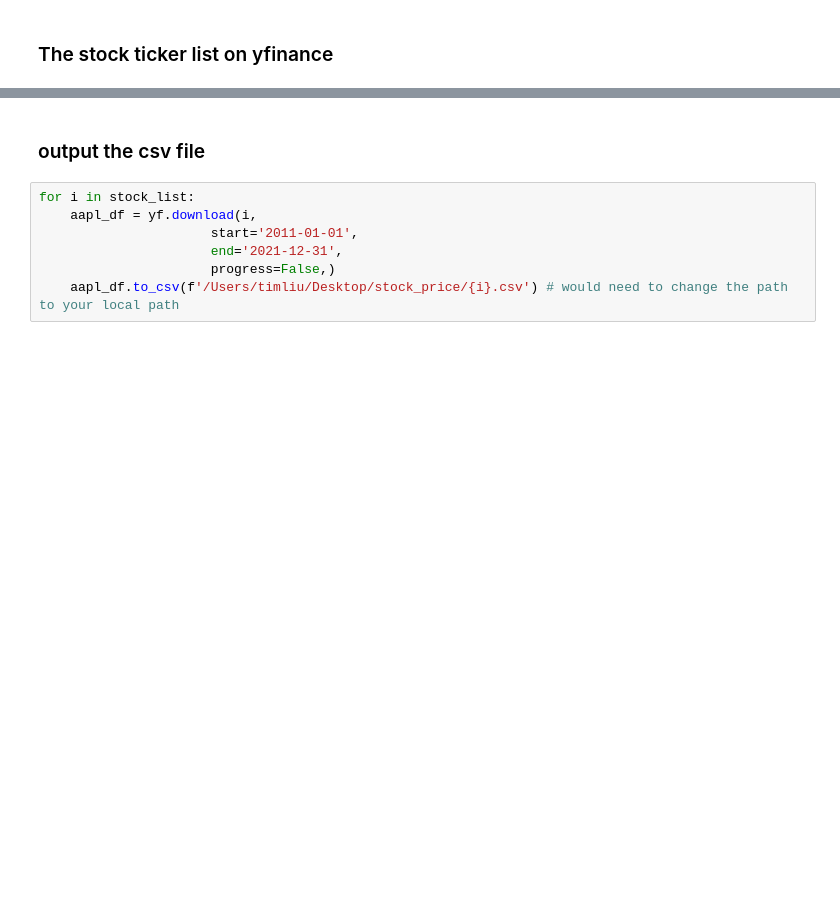
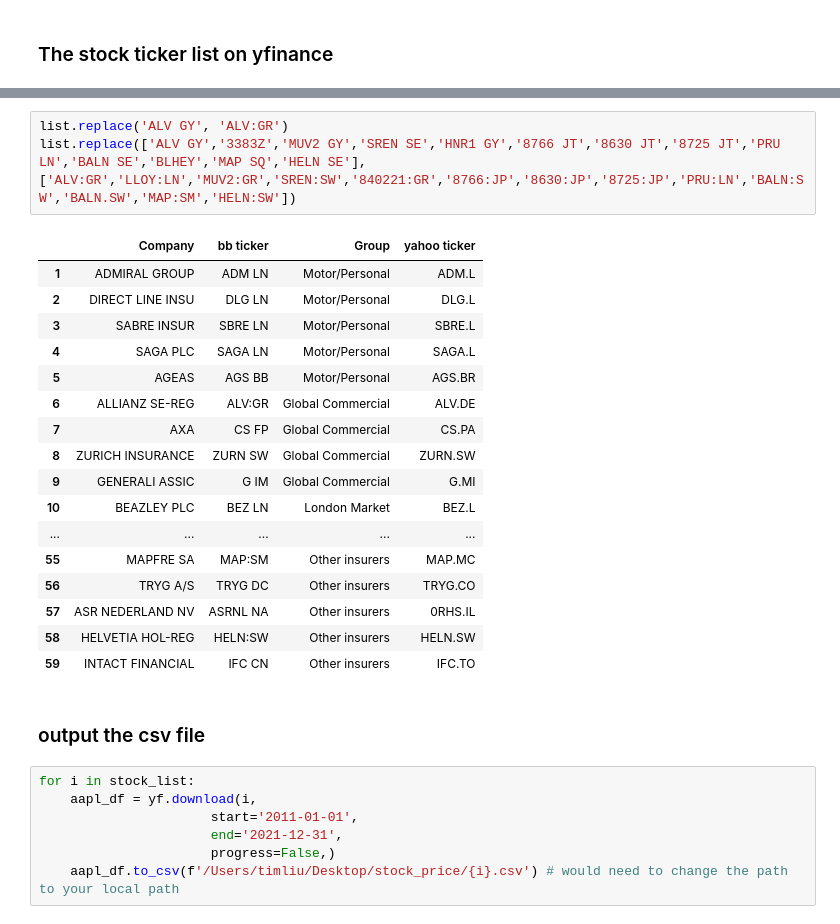
Before and after one commit to BoE-ARP-Bayes-MSc-BA/data_collecting, a Jupyter notebook: historical_stock_price.ipynb, the cells around one changed output, grey strips where cells are left out. Saved outputs shown, nothing was run; the diff lists cells and outputs as text; blank space fills up the shorter version.

```diff
--- a/historical_stock_price.ipynb
+++ b/historical_stock_price.ipynb
@@ -35,3 +158,24 @@ stock_list = [
+# %%
+list.replace('ALV GY', 'ALV:GR')
+list.replace(['ALV GY','3383Z','MUV2 GY','SREN SE','HNR1 GY','8766 JT','8630 JT','8725 JT','PRU LN','BALN SE','BLHEY','MAP SQ','HELN SE'],['ALV:GR','LLOY:LN','MUV2:GR','SREN:SW','840221:GR','8766:JP','8630:JP','8725:JP','PRU:LN','BALN:SW','BALN.SW','MAP:SM','HELN:SW'])
+# %% [output]
+|  | Company | bb ticker | Group | yahoo ticker |
+| 1 | ADMIRAL GROUP | ADM LN | Motor/Personal | ADM.L |
+| 2 | DIRECT LINE INSU | DLG LN | Motor/Personal | DLG.L |
+| 3 | SABRE INSUR | SBRE LN | Motor/Personal | SBRE.L |
+| 4 | SAGA PLC | SAGA LN | Motor/Personal | SAGA.L |
+| 5 | AGEAS | AGS BB | Motor/Personal | AGS.BR |
+| 6 | ALLIANZ SE-REG | ALV:GR | Global Commercial | ALV.DE |
+| 7 | AXA | CS FP | Global Commercial | CS.PA |
+| 8 | ZURICH INSURANCE | ZURN SW | Global Commercial | ZURN.SW |
+| 9 | GENERALI ASSIC | G IM | Global Commercial | G.MI |
+| 10 | BEAZLEY PLC | BEZ LN | London Market | BEZ.L |
+| ... | ... | ... | ... | ... |
+| 55 | MAPFRE SA | MAP:SM | Other insurers | MAP.MC |
+| 56 | TRYG A/S | TRYG DC | Other insurers | TRYG.CO |
+| 57 | ASR NEDERLAND NV | ASRNL NA | Other insurers | 0RHS.IL |
+| 58 | HELVETIA HOL-REG | HELN:SW | Other insurers | HELN.SW |
+| 59 | INTACT FINANCIAL | IFC CN | Other insurers | IFC.TO |
 # %% [markdown]
 ### output the csv file
 # %%
```
Also changed, not shown: parts of 9 cells of this notebook.
